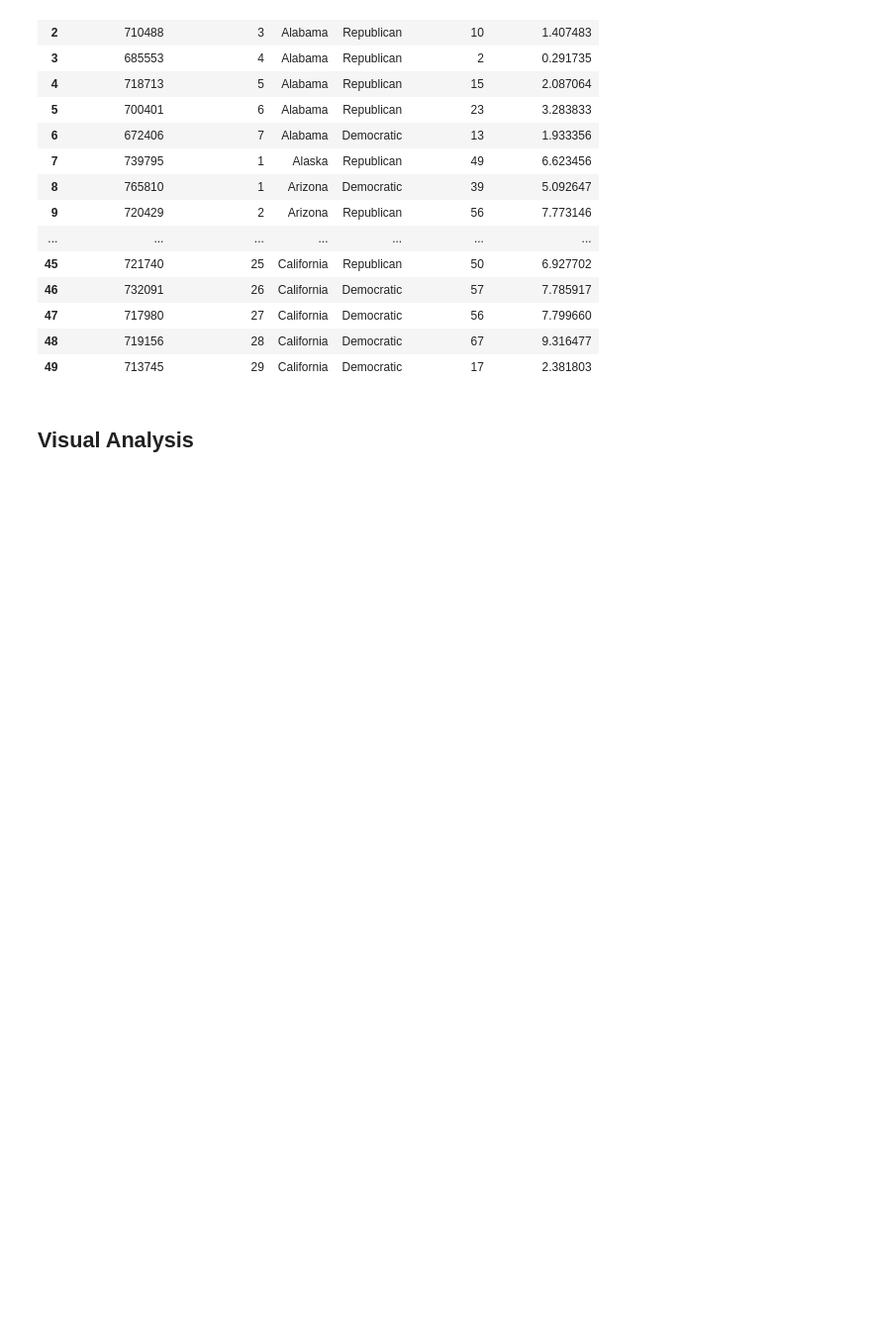
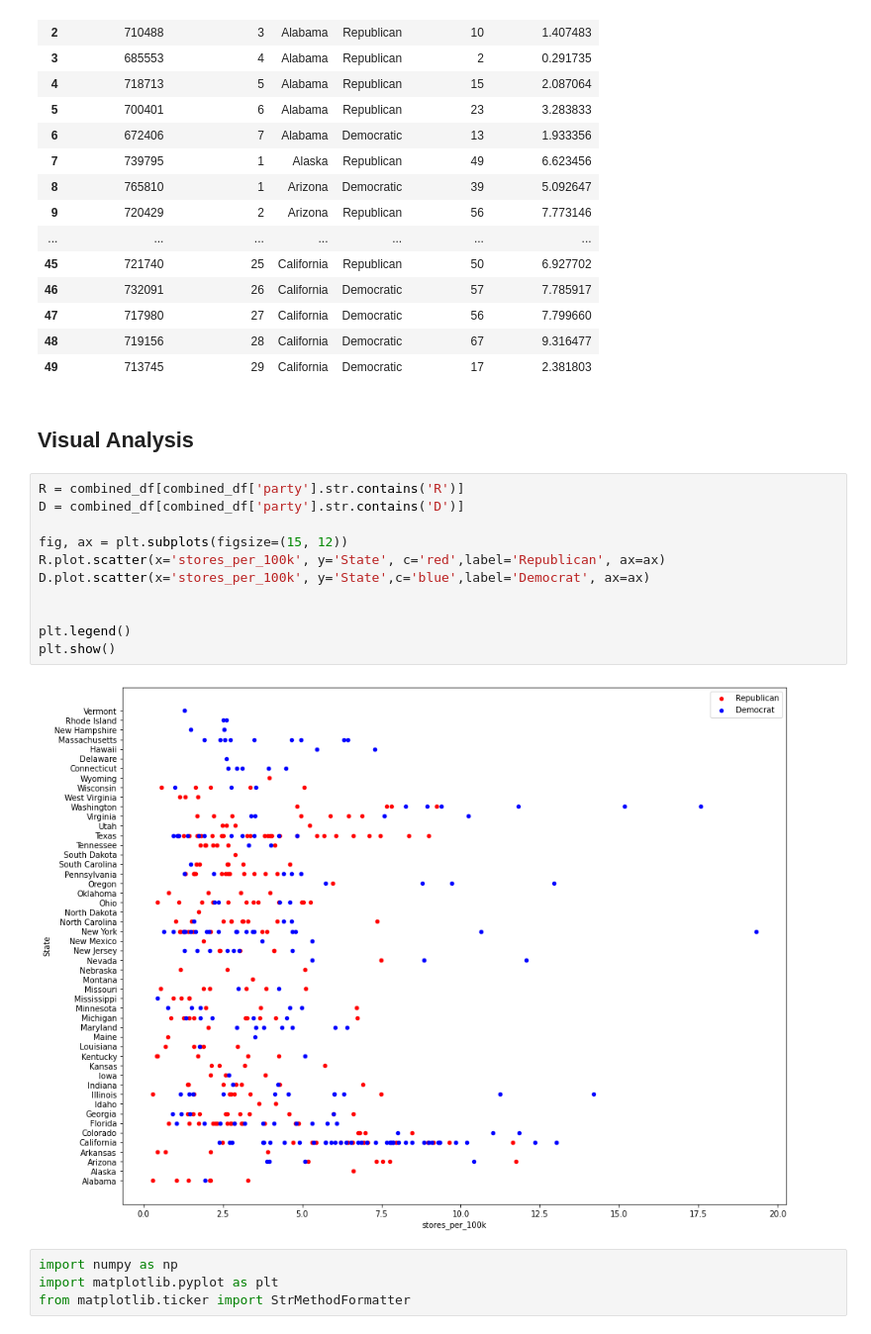
Before and after one commit to evroth/331-repo-demo, a Jupyter notebook: Congressional_Analysis.ipynb, the cells around one changed output. Shown at 99% size. Saved outputs shown, nothing was run; the diff lists cells and outputs as text; blank space fills up the shorter version.

```diff
--- a/Congressional_Analysis.ipynb
+++ b/Congressional_Analysis.ipynb
@@ -323,3 +317,20 @@ combined_df.head(50)
 | 49 | 713745 | 29 | California | Democratic | 17 | 2.381803 |
 # %% [markdown]
 ## Visual Analysis
+# %%
+R = combined_df[combined_df['party'].str.contains('R')]
+D = combined_df[combined_df['party'].str.contains('D')]
+
+fig, ax = plt.subplots(figsize=(15, 12))
+R.plot.scatter(x='stores_per_100k', y='State', c='red',label='Republican', ax=ax)
+D.plot.scatter(x='stores_per_100k', y='State',c='blue',label='Democrat', ax=ax)
+
+
+plt.legend()
+plt.show()
+# %% [output]
+[figure, added]
+# %%
+import numpy as np
+import matplotlib.pyplot as plt
+from matplotlib.ticker import StrMethodFormatter
```
Also changed, not shown: parts of 4 cells of this notebook.
